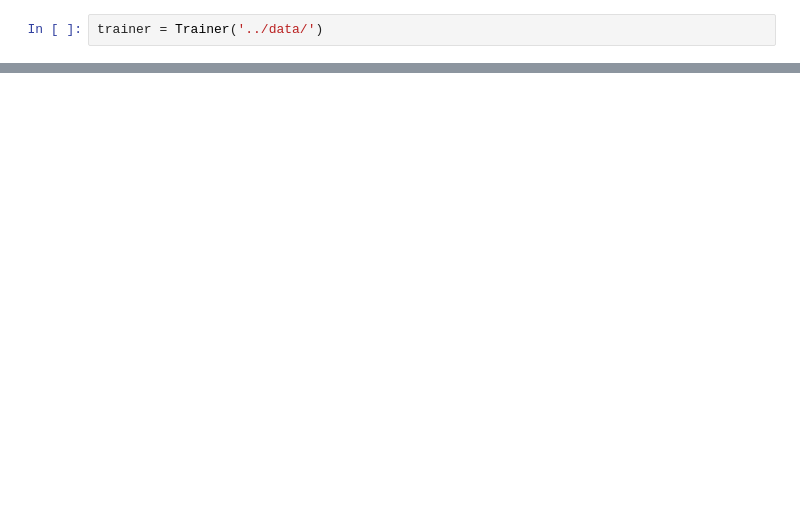
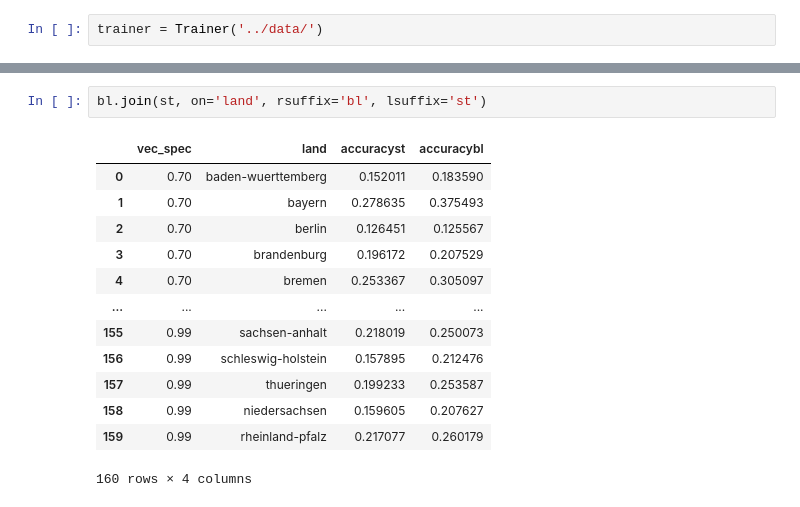
Before and after one commit to rxvl-d/curri, a Jupyter notebook: notebooks/paper-submission.ipynb, the cells around one changed output, grey strips where cells are left out. Drawn from its saved outputs; the diff is of its cells as text; blank space fills up the shorter version.

```diff
--- a/notebooks/paper-submission.ipynb
+++ b/notebooks/paper-submission.ipynb
@@ -155,0 +286,16 @@ INFO:root:train_score: {'land': 'berlin', 'name': 'xgbClassifier', 'vec_type': '
+# %%
+bl.join(st, on='land', rsuffix='bl', lsuffix='st')
+# %% [output]
+|  | vec_spec | land | accuracyst | accuracybl |
+| 0 | 0.70 | baden-wuerttemberg | 0.152011 | 0.183590 |
+| 1 | 0.70 | bayern | 0.278635 | 0.375493 |
+| 2 | 0.70 | berlin | 0.126451 | 0.125567 |
+| 3 | 0.70 | brandenburg | 0.196172 | 0.207529 |
+| 4 | 0.70 | bremen | 0.253367 | 0.305097 |
+| ... | ... | ... | ... | ... |
+| 155 | 0.99 | sachsen-anhalt | 0.218019 | 0.250073 |
+| 156 | 0.99 | schleswig-holstein | 0.157895 | 0.212476 |
+| 157 | 0.99 | thueringen | 0.199233 | 0.253587 |
+| 158 | 0.99 | niedersachsen | 0.159605 | 0.207627 |
+| 159 | 0.99 | rheinland-pfalz | 0.217077 | 0.260179 |
+160 rows × 4 columns
```
Also changed, not shown: parts of 36 cells of this notebook, 3 other files.
